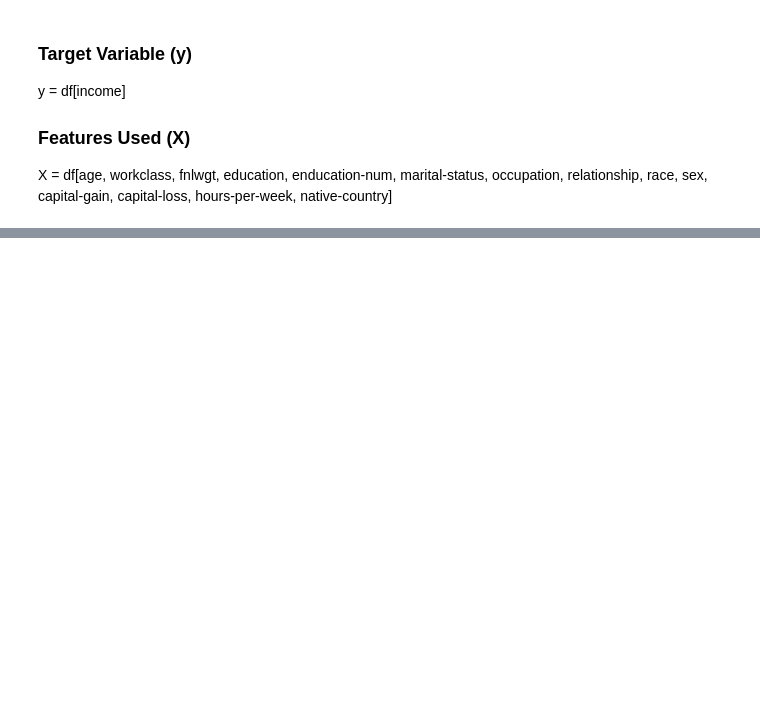
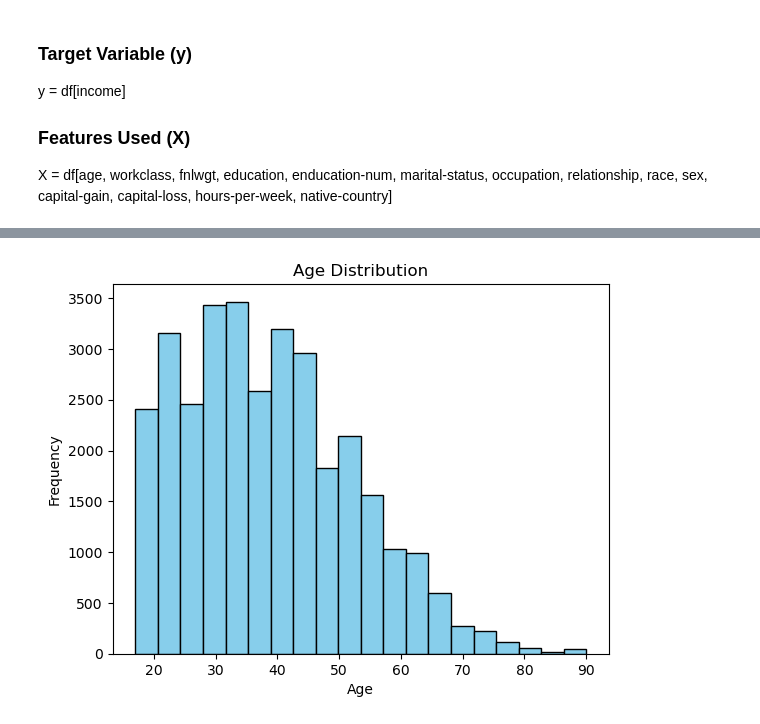
Before and after one commit to limchx/MLDP_Machine_Learning_Project, a Jupyter notebook: MLDP_Code_Submission.ipynb, the cells around one changed output, grey strips where cells are left out. Saved outputs shown, nothing was run; the diff lists cells and outputs as text; code cells hidden in the pictures; blank space fills up the shorter version.

```diff
--- a/MLDP_Code_Submission.ipynb
+++ b/MLDP_Code_Submission.ipynb
@@ -141,0 +168,17 @@ X = df[age, workclass, fnlwgt, education, enducation-num, marital-status, occupa
+# %%
+# Understanding distribution of features
+## Age distribution (Histogram)
+plt.hist(df['age'], bins=20, color='skyblue', edgecolor='black')
+plt.title('Age Distribution')
+plt.xlabel('Age')
+plt.ylabel('Frequency')
+plt.show()
+
+# From the age distribution histogram, we can observe that the age of individuals in the dataset is approximately normally distributed,
+# with a peak around the age of 30-40 years.
+# There are fewer individuals at the younger and older ends of the age spectrum,
+# with a gradual decrease in frequency as age increases or decreases from the peak.
+# This suggests that the dataset includes a diverse range of ages,
+# with a concentration of individuals in their prime working years.
+# %% [output]
+[figure, added]
```
Also changed, not shown: parts of 8 cells of this notebook.
